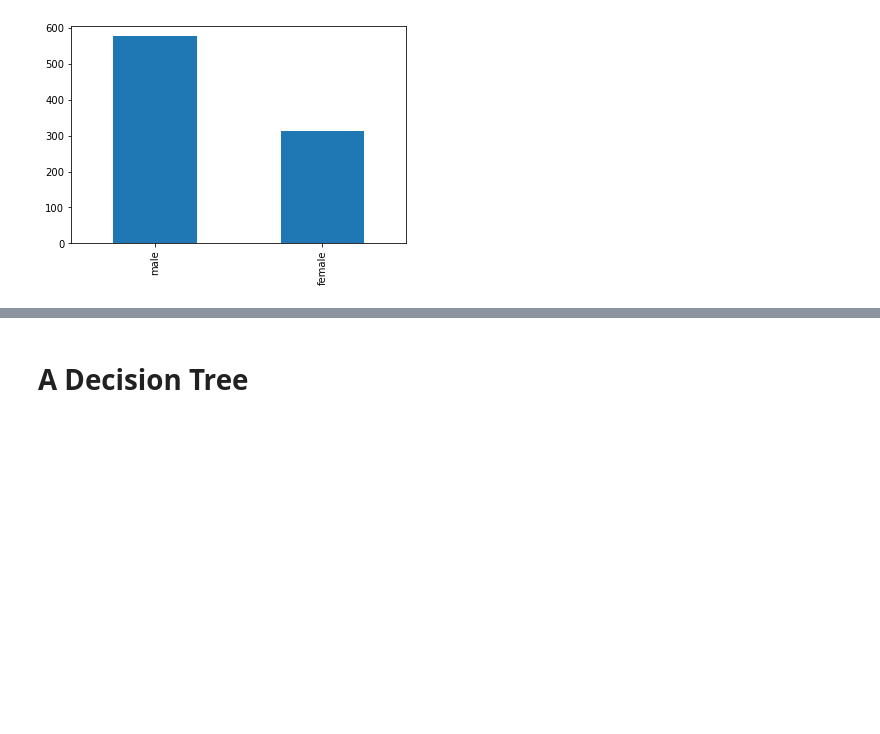
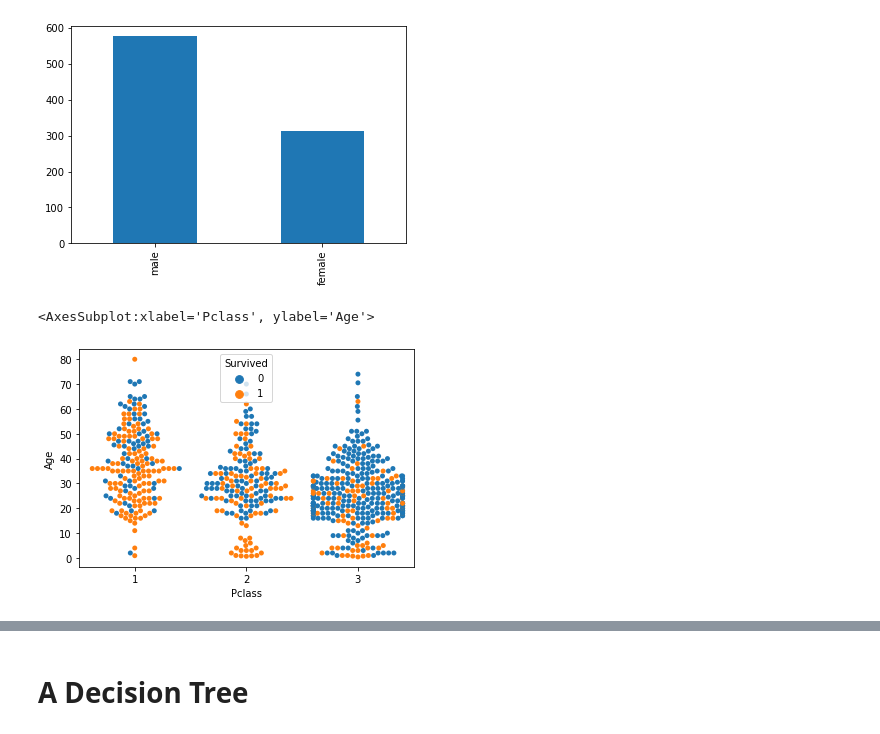
Before and after one commit to yairhoresh/Afeka, a Jupyter notebook: k_shingling.ipynb, the cells around one changed output, grey strips where cells are left out. Cells and saved outputs as stored; diff of their text form; code cells hidden in the pictures; blank space fills up the shorter version.

```diff
--- a/k_shingling.ipynb
+++ b/k_shingling.ipynb
@@ -150,3 +150,8 @@ df.Sex.value_counts().plot(kind='bar')
 # %% [output]
 <AxesSubplot:>
 [figure]
+# %%
+sb.swarmplot(x=df.Pclass, y=df.Age, hue=df.Survived)
+# %% [output]
+<AxesSubplot:xlabel='Pclass', ylabel='Age'>
+[figure, added]
```
Also changed, not shown: parts of 14 cells of this notebook.
